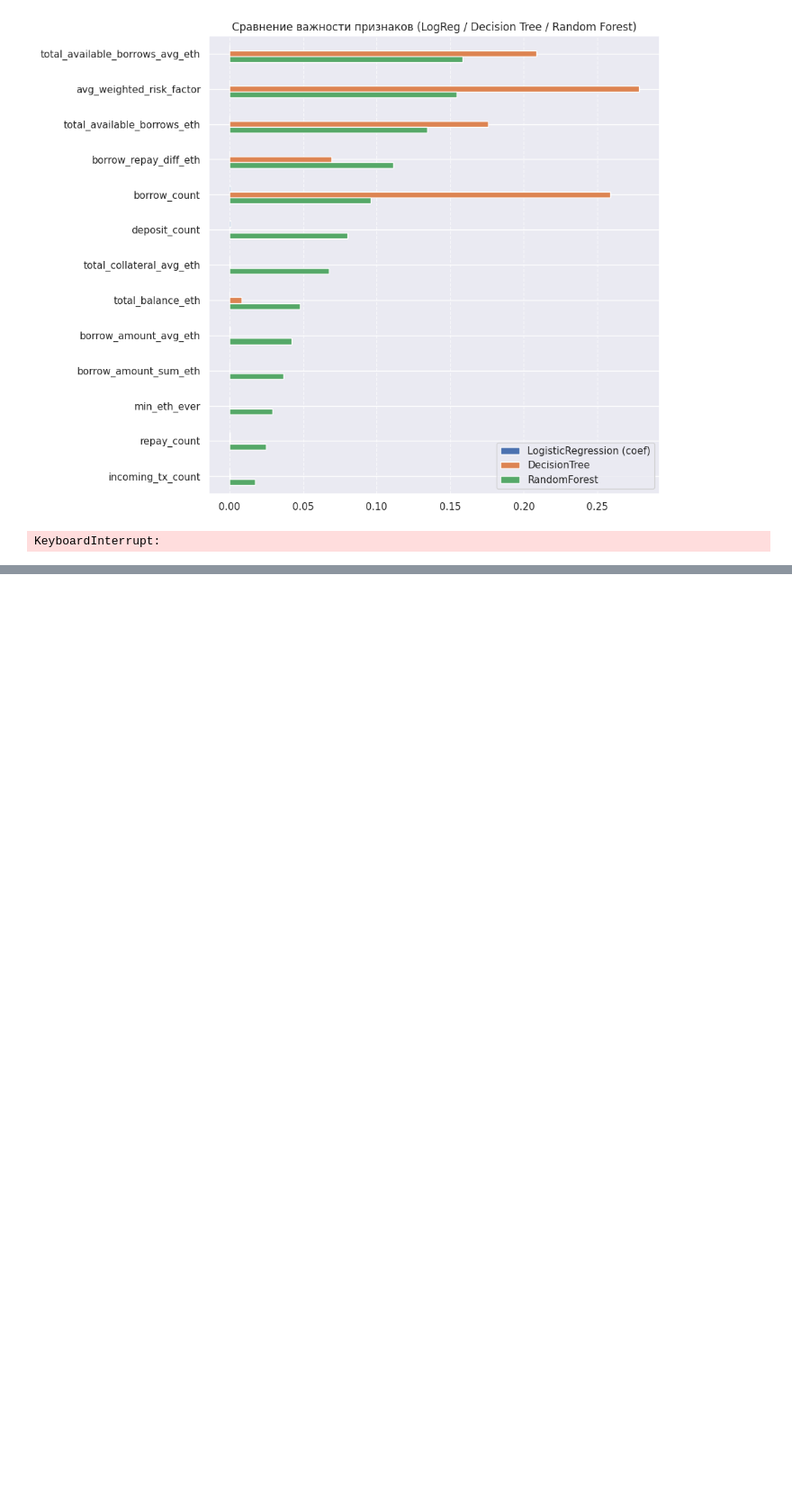
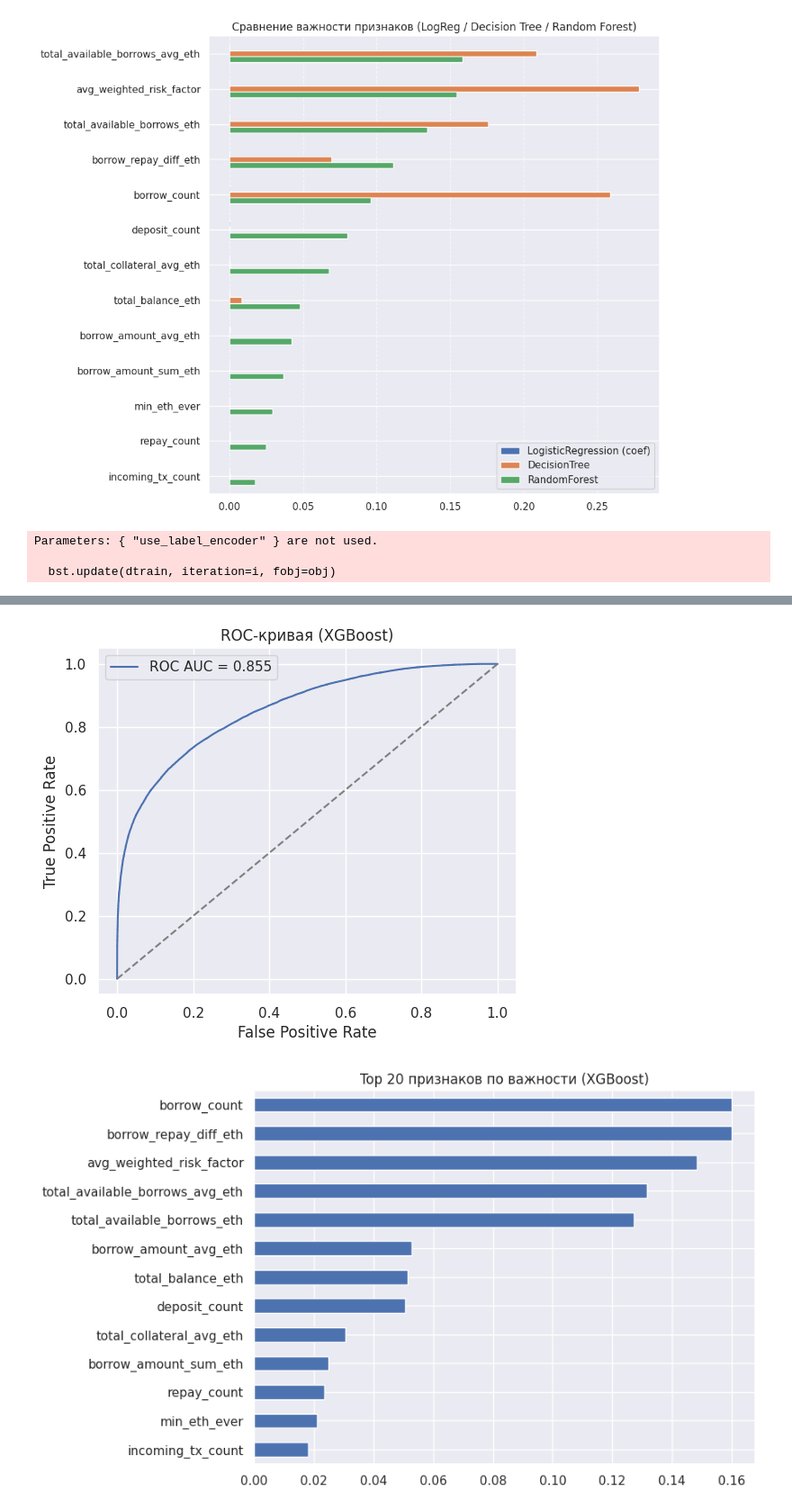
Before and after one commit to Liho22/Test1, a Jupyter notebook: Cheburek.ipynb, the cells around one changed output, grey strips where cells are left out. Shown at 90% size. Drawn from its saved outputs; the diff is of its cells as text; code cells hidden in the pictures; blank space fills up the shorter version.

```diff
--- a/Cheburek.ipynb
+++ b/Cheburek.ipynb
@@ -952,17 +952,65 @@ plt.tight_layout()
 plt.show()
 # %% [output]
 [figure]
-# %%
-from sklearn.linear_model import LogisticRegression
-
-logreg_model = LogisticRegression(class_weight='balanced', max_iter=1000)
-logreg_model.fit(X_train, y_train)
-
-coef_df = pd.DataFrame({
-    'feature': X_train.columns,
-    'coefficient': logreg_model.coef_[0]
-}).sort_values(by='coefficient', key=abs, ascending=False)
-
-print(coef_df.head(20))
-# %% [output]
-KeyboardInterrupt:
+# %%
+import xgboost as xgb
+from sklearn.metrics import accuracy_score, roc_auc_score, roc_curve, classification_report, confusion_matrix
+import matplotlib.pyplot as plt
+import shap
+
+# Обучающая и тестовая выборки: X_train, X_test, y_train, y_test уже есть
+
+# Модель XGBoost
+xgb_model = xgb.XGBClassifier(
+    objective='binary:logistic',
+    eval_metric='logloss',
+    use_label_encoder=False,
+    scale_pos_weight=(y_train == 0).sum() / (y_train == 1).sum(),  # балансировка
+    n_estimators=200,
+    max_depth=5,
+    learning_rate=0.1,
+    random_state=42
+)
+
+xgb_model.fit(X_train, y_train)
+
+# Предсказания
+y_proba_xgb = xgb_model.predict_proba(X_test)[:, 1]
+threshold = 0.5
+y_pred_xgb = (y_proba_xgb >= threshold).astype(int)
+
+# Метрики
+print(f"Точность модели: {accuracy_score(y_test, y_pred_xgb):.4f}")
+print("\nConfusion matrix:\n", confusion_matrix(y_test, y_pred_xgb))
+print("\nClassification report:\n", classification_report(y_test, y_pred_xgb))
+
+# ROC
+fpr, tpr, _ = roc_curve(y_test, y_proba_xgb)
+roc_auc = roc_auc_score(y_test, y_proba_xgb)
+
+plt.figure(figsize=(6, 5))
+plt.plot(fpr, tpr, label=f"ROC AUC = {roc_auc:.3f}")
+plt.plot([0, 1], [0, 1], linestyle="--", color="gray")
+plt.xlabel("False Positive Rate")
+plt.ylabel("True Positive Rate")
+plt.title("ROC-кривая (XGBoost)")
+plt.legend()
+plt.grid(True)
+plt.show()
+
+# Важность признаков (XGBoost встроенная)
+xgb_importance = pd.Series(xgb_model.feature_importances_, index=X_train.columns)
+xgb_importance.sort_values(ascending=False).head(20).plot(kind='barh', figsize=(8, 6))
+plt.title("Top 20 признаков по важности (XGBoost)")
+plt.gca().invert_yaxis()
+plt.show()
+
+# SHAP для XGBoost
+explainer = shap.Explainer(xgb_model, X_train, feature_names=X_train.columns)
+shap_values = explainer(X_test)
+
+shap.plots.bar(shap_values, max_display=20)
+# %% [output]
+Parameters: { "use_label_encoder" } are not used.
+
+  bst.update(dtrain, iteration=i, fobj=obj)
@@ -968,0 +1032,2 @@ KeyboardInterrupt:
+[figure, added]
+[figure, added]
```
Also changed, not shown: parts of 1 cell of this notebook.
